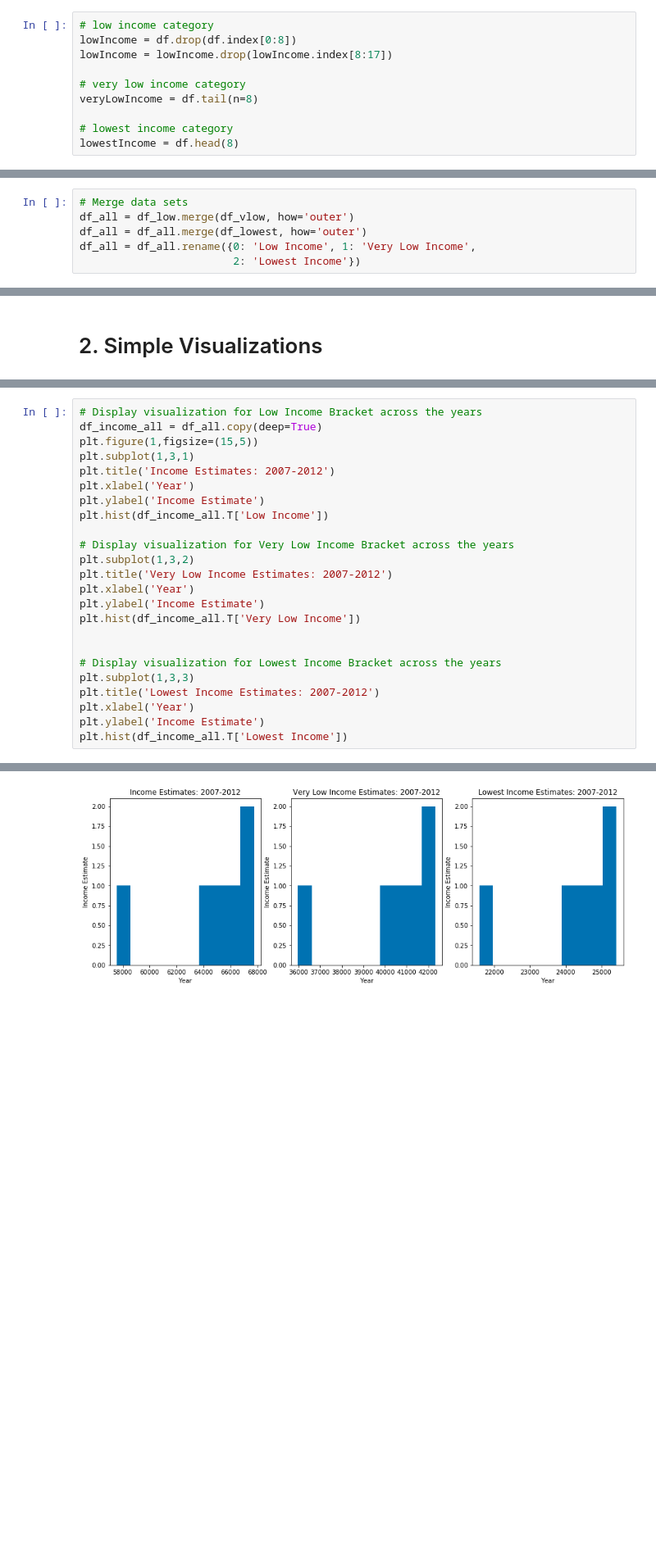
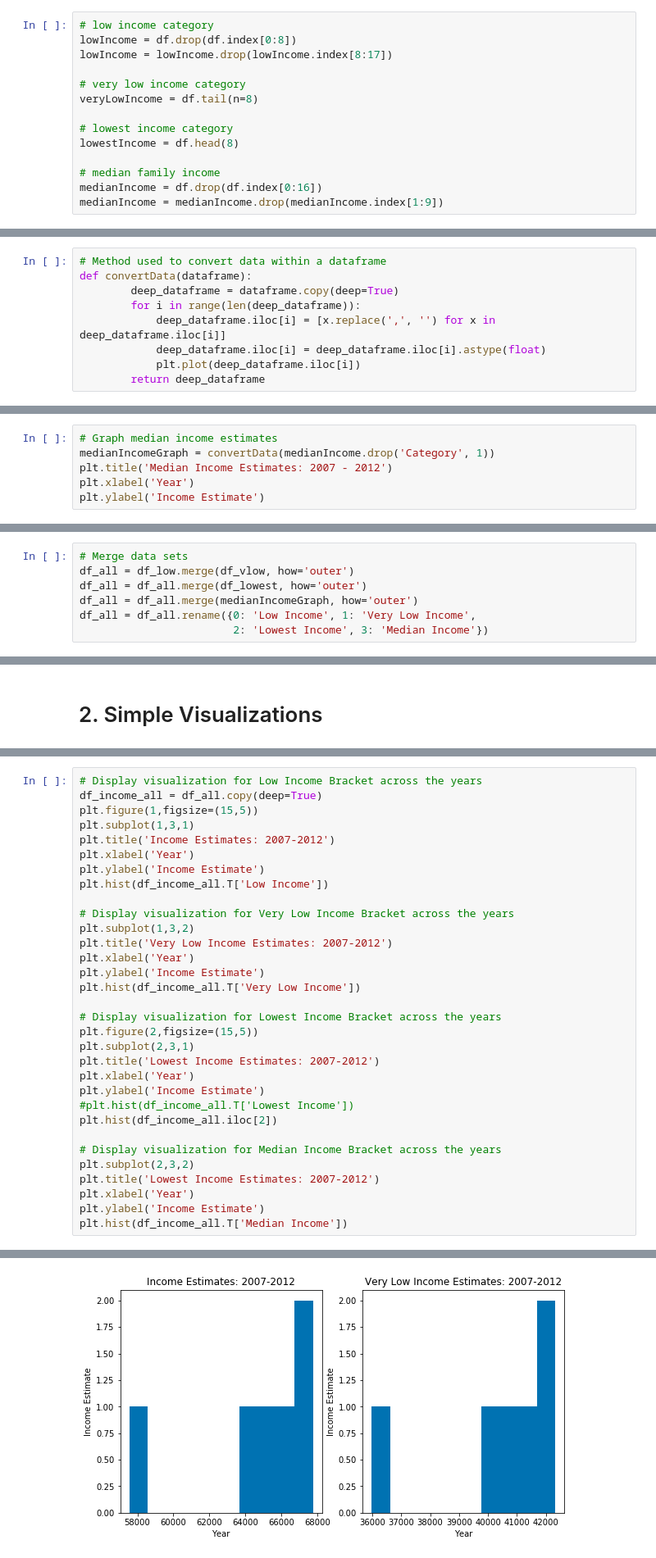
Before and after one commit to mec029/COGS108-Gentrification, a Jupyter notebook: IncomeEstimates.ipynb, the cells around one changed output, grey strips where cells are left out. Shown: that part at 82% size. Saved outputs shown, nothing was run; the diff lists cells and outputs as text; blank space fills up the shorter version.

```diff
--- a/IncomeEstimates.ipynb
+++ b/IncomeEstimates.ipynb
@@ -48,6 +68,10 @@ veryLowIncome = df.tail(n=8)
 
 # lowest income category
 lowestIncome = df.head(8)
+
+# median family income
+medianIncome = df.drop(df.index[0:16])
+medianIncome = medianIncome.drop(medianIncome.index[1:9])
 # %%
 print(lowIncome.drop('Category', 1))
 print()
@@ -86,0 +103,9 @@ Before further extraction takes place, analyze the data within each category for
+# %%
+# Method used to convert data within a dataframe
+def convertData(dataframe):
+        deep_dataframe = dataframe.copy(deep=True)
+        for i in range(len(deep_dataframe)):
+            deep_dataframe.iloc[i] = [x.replace(',', '') for x in deep_dataframe.iloc[i]]
+            deep_dataframe.iloc[i] = deep_dataframe.iloc[i].astype(float)
+            plt.plot(deep_dataframe.iloc[i])
+        return deep_dataframe
@@ -86,0 +141,6 @@ Before further extraction takes place, analyze the data within each category for
+# %%
+# Graph median income estimates
+medianIncomeGraph = convertData(medianIncome.drop('Category', 1))
+plt.title('Median Income Estimates: 2007 - 2012')
+plt.xlabel('Year')
+plt.ylabel('Income Estimate')
@@ -176,8 +244,9 @@ df_lowest
 # Merge data sets
 df_all = df_low.merge(df_vlow, how='outer')
 df_all = df_all.merge(df_lowest, how='outer')
+df_all = df_all.merge(medianIncomeGraph, how='outer')
 df_all = df_all.rename({0: 'Low Income', 1: 'Very Low Income',
-                        2: 'Lowest Income'})
+                        2: 'Lowest Income', 3: 'Median Income'})
 # %%
 df_all
 # %% [output]
@@ -231,11 +309,19 @@ plt.xlabel('Year')
 plt.ylabel('Income Estimate')
 plt.hist(df_income_all.T['Very Low Income'])
 
-
 # Display visualization for Lowest Income Bracket across the years
-plt.subplot(1,3,3)
+plt.figure(2,figsize=(15,5))
+plt.subplot(2,3,1)
 plt.title('Lowest Income Estimates: 2007-2012')
 plt.xlabel('Year')
 plt.ylabel('Income Estimate')
-plt.hist(df_income_all.T['Lowest Income'])
+#plt.hist(df_income_all.T['Lowest Income'])
+plt.hist(df_income_all.iloc[2])
+
+# Display visualization for Median Income Bracket across the years
+plt.subplot(2,3,2)
+plt.title('Lowest Income Estimates: 2007-2012')
+plt.xlabel('Year')
+plt.ylabel('Income Estimate')
+plt.hist(df_income_all.T['Median Income'])
 # %% [output]
@@ -245,2 +331,2 @@ plt.hist(df_income_all.T['Lowest Income'])
  <a list of 10 Patch objects>)
-[figure, old version]
+[figure, new version]
```
Also changed, not shown: parts of 15 cells of this notebook.
